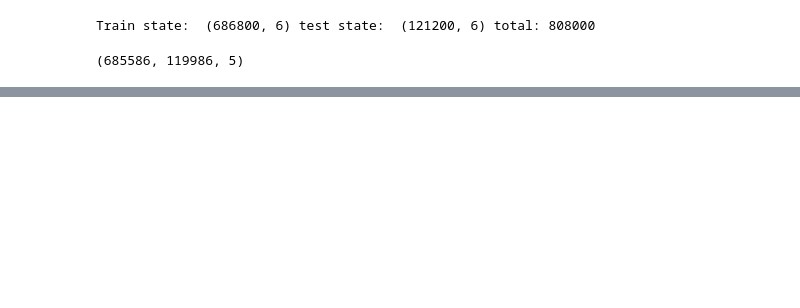
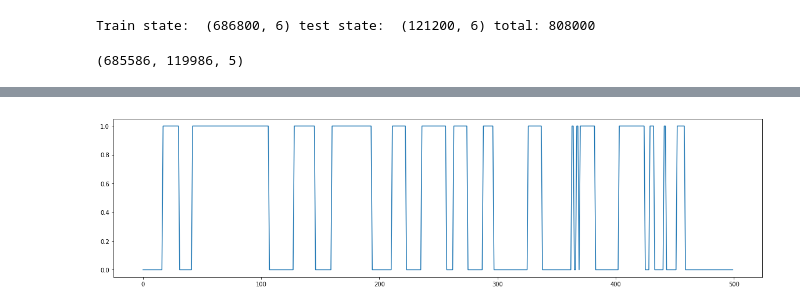
Before and after one commit to philipshurpik/coin-scripts, a Jupyter notebook: notebooks/trading_model_data.ipynb, the cells around one changed output, grey strips where cells are left out. Saved outputs shown, nothing was run; the diff lists cells and outputs as text; code cells hidden in the pictures; blank space fills up the shorter version.

Commit message:
add graph

```diff
--- a/notebooks/trading_model_data.ipynb
+++ b/notebooks/trading_model_data.ipynb
@@ -42,18 +45,22 @@ def get_state_window_count(state, window_size, look_ahead):
 def get_features_number(df):
     return df.shape[1] - 1
 
-def get_y_label(episode_data, look_ahead):
+def get_y_label(episode_data, look_ahead, smooth=True, normalize=True):
     regular_close = episode_data['Close']
     shifted_close = episode_data.shift(-look_ahead)['Close']
-    diff = shifted_close - regular_close
-    return ((np.sign(diff) + 1)/2).dropna().astype(int), diff
+    diff = (shifted_close - regular_close).dropna()
+    if normalize:
+        diff = diff / diff.std()
+    if smooth:
+        diff = savgol_filter(diff, 9, 3)
+    y_category = ((np.sign(diff) + 1) / 2).astype(int)
+    return diff, y_category
 
 def get_episode_data(state, start_index, episode_size, look_ahead):
     episode_state = state[start_index : start_index + episode_size].copy()
-    X_episode = np.array(normalize_episode(episode_state))[:,1:]
-    y_label, y_diff = get_y_label(episode_state, look_ahead)
-    Y_episode = np.array(y_label)
-    return X_episode, Y_episode, y_diff
+    X_episode = np.array(normalize_episode(episode_state))[:-look_ahead,:]
+    Y_diff, Y_category = get_y_label(episode_state, look_ahead)
+    return X_episode, np.array(Y_diff), np.array(Y_category)
 # %%
 df = read_data()
 train_state, test_state = get_train_test_sets(df, TRAIN_SPLIT)
@@ -65,6 +72,6 @@ train_length, test_length, features_number
 Train state:  (686800, 6) test state:  (121200, 6) total: 808000
 (685586, 119986, 5)
 # %%
-X_episode, Y_episode, y_diff = get_episode_data(train_state, start_index=675000, episode_size=EPISODE_SIZE, look_ahead=LOOK_AHEAD)
-print(X_episode[0:2], Y_episode[0:2], X_episode.shape, Y_episode.shape)
+X_episode, Y_diff, Y_category = get_episode_data(train_state, start_index=675000, episode_size=EPISODE_SIZE, look_ahead=LOOK_AHEAD)
+print(X_episode[0:2], Y_diff[0:2], X_episode.shape, Y_diff.shape)
 # %% [output]
@@ -215,0 +82,16 @@ np.save(FOLDER + 'price_meta_test.npy', price_meta_test)
+# %%
+def render_X(X_set, start=0, end=500):
+    values = X_set[start:end].copy().T
+    trades = np.zeros((2, values.shape[1]))
+    trade_values = np.concatenate((values, trades), axis=0)
+    print(trade_values.T.shape)
+    render(trade_values.T, title="X", scale=1)
+
+def render_y(y, start=0, end=500):
+    plt.rcParams["figure.figsize"] = (20,5)
+    plt.plot(y[start:end])
+    plt.show()
+# %%
+render_y(Y_category)
+# %% [output]
+[figure, added]
```
Also changed, not shown: parts of 26 cells of this notebook.
